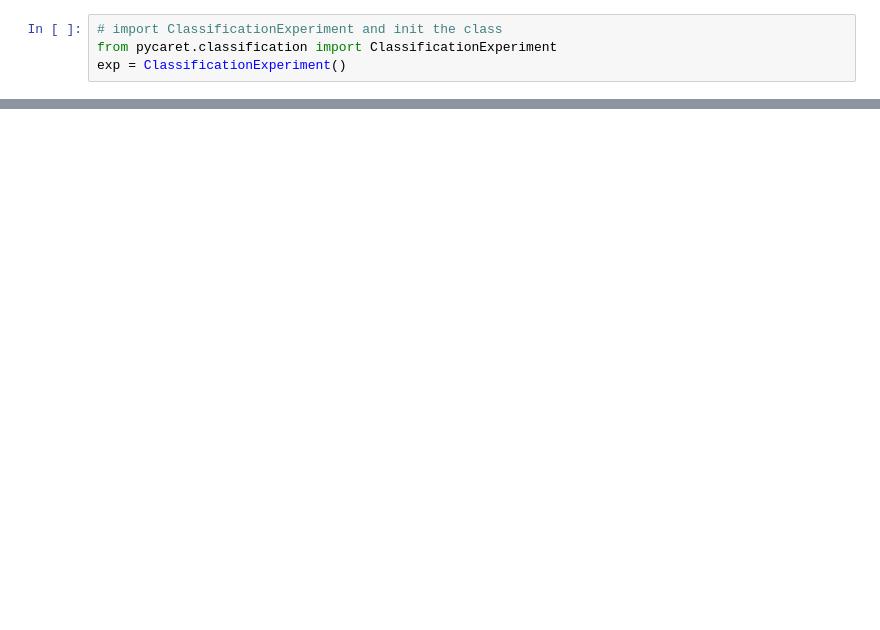
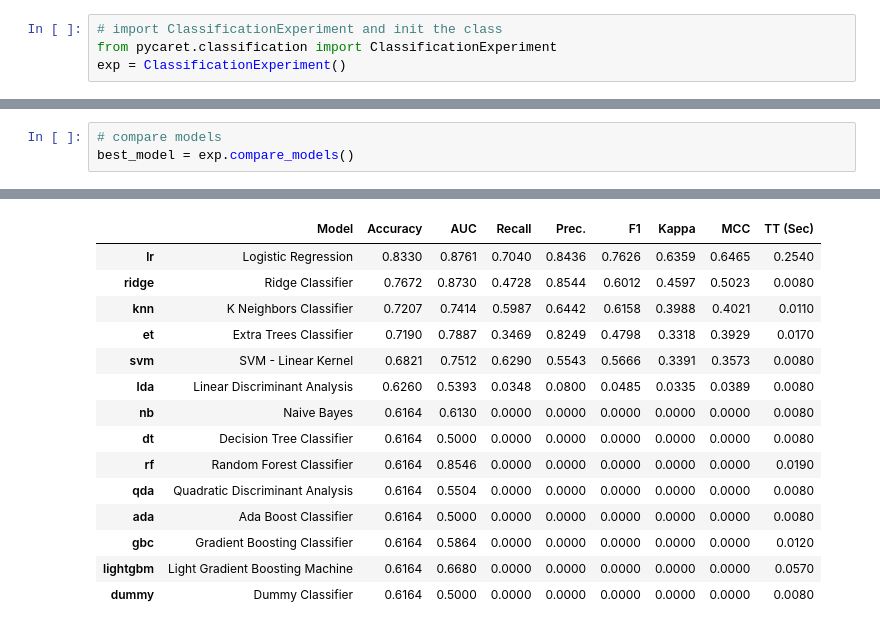
Before and after one commit to NikhielR108/Titanic-ML-App, a Jupyter notebook: Notebooks/Pycaret_models.ipynb, the cells around one changed output, grey strips where cells are left out. Saved outputs shown, nothing was run; the diff lists cells and outputs as text; blank space fills up the shorter version.

```diff
--- a/Notebooks/Pycaret_models.ipynb
+++ b/Notebooks/Pycaret_models.ipynb
@@ -32,0 +54,4 @@ exp.setup(data, target = 'Survived', session_id = 108)
+# %%
+# compare models
+best_model = exp.compare_models()
+# %% [output]
@@ -32,0 +59,15 @@ exp.setup(data, target = 'Survived', session_id = 108)
+|  | Model | Accuracy | AUC | Recall | Prec. | F1 | Kappa | MCC | TT (Sec) |
+| lr | Logistic Regression | 0.8330 | 0.8761 | 0.7040 | 0.8436 | 0.7626 | 0.6359 | 0.6465 | 0.2540 |
+| ridge | Ridge Classifier | 0.7672 | 0.8730 | 0.4728 | 0.8544 | 0.6012 | 0.4597 | 0.5023 | 0.0080 |
+| knn | K Neighbors Classifier | 0.7207 | 0.7414 | 0.5987 | 0.6442 | 0.6158 | 0.3988 | 0.4021 | 0.0110 |
+| et | Extra Trees Classifier | 0.7190 | 0.7887 | 0.3469 | 0.8249 | 0.4798 | 0.3318 | 0.3929 | 0.0170 |
+| svm | SVM - Linear Kernel | 0.6821 | 0.7512 | 0.6290 | 0.5543 | 0.5666 | 0.3391 | 0.3573 | 0.0080 |
+| lda | Linear Discriminant Analysis | 0.6260 | 0.5393 | 0.0348 | 0.0800 | 0.0485 | 0.0335 | 0.0389 | 0.0080 |
+| nb | Naive Bayes | 0.6164 | 0.6130 | 0.0000 | 0.0000 | 0.0000 | 0.0000 | 0.0000 | 0.0080 |
+| dt | Decision Tree Classifier | 0.6164 | 0.5000 | 0.0000 | 0.0000 | 0.0000 | 0.0000 | 0.0000 | 0.0080 |
+| rf | Random Forest Classifier | 0.6164 | 0.8546 | 0.0000 | 0.0000 | 0.0000 | 0.0000 | 0.0000 | 0.0190 |
+| qda | Quadratic Discriminant Analysis | 0.6164 | 0.5504 | 0.0000 | 0.0000 | 0.0000 | 0.0000 | 0.0000 | 0.0080 |
+| ada | Ada Boost Classifier | 0.6164 | 0.5000 | 0.0000 | 0.0000 | 0.0000 | 0.0000 | 0.0000 | 0.0080 |
+| gbc | Gradient Boosting Classifier | 0.6164 | 0.5864 | 0.0000 | 0.0000 | 0.0000 | 0.0000 | 0.0000 | 0.0120 |
+| lightgbm | Light Gradient Boosting Machine | 0.6164 | 0.6680 | 0.0000 | 0.0000 | 0.0000 | 0.0000 | 0.0000 | 0.0570 |
+| dummy | Dummy Classifier | 0.6164 | 0.5000 | 0.0000 | 0.0000 | 0.0000 | 0.0000 | 0.0000 | 0.0080 |
```
Also changed, not shown: parts of 8 cells of this notebook, 3 other files.
